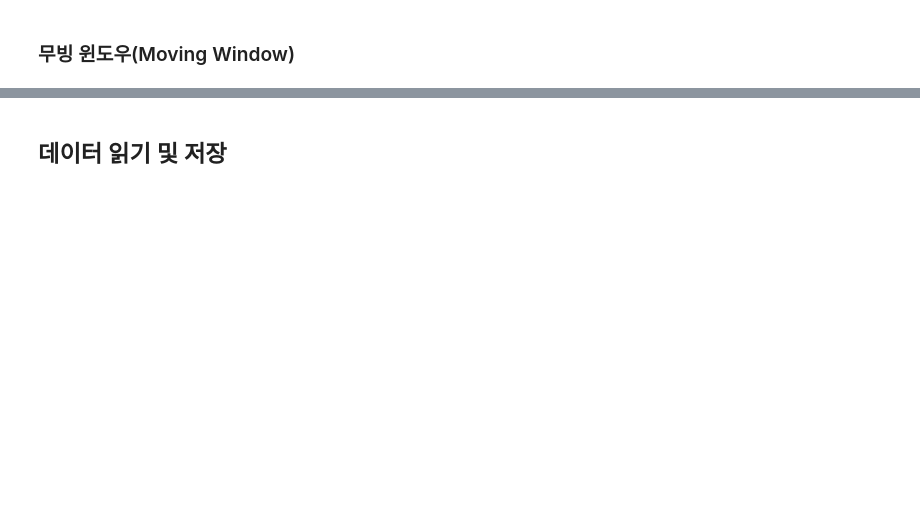
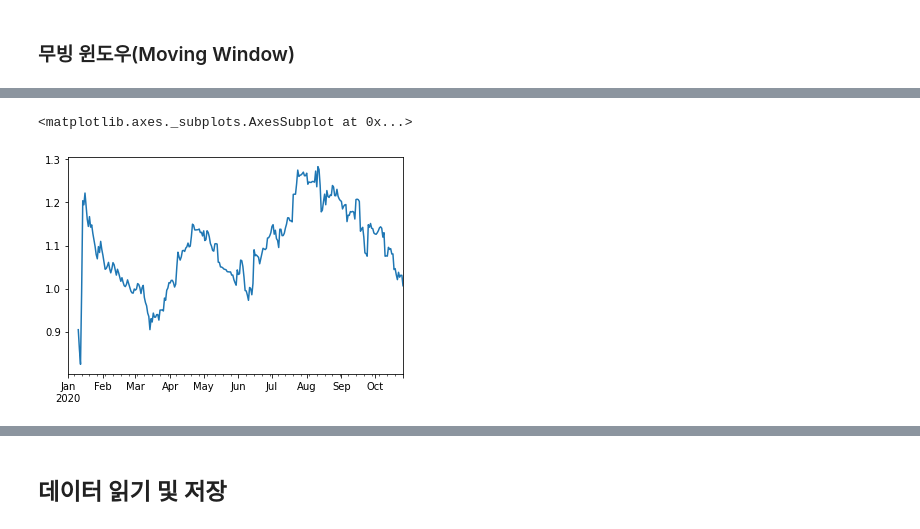
Before and after one commit to silver-ye/Bigdata, a Jupyter notebook: _Pandas_한번에_제대로_배우기.ipynb, the cells around one changed output, grey strips where cells are left out. Saved outputs shown, nothing was run; the diff lists cells and outputs as text; code cells hidden in the pictures; blank space fills up the shorter version.

```diff
--- a/_Pandas_한번에_제대로_배우기.ipynb
+++ b/_Pandas_한번에_제대로_배우기.ipynb
@@ -880,0 +4452,6 @@ koea_mdf = pd.DataFrame({'총 인구수': population,
+# %%
+# C1에 대해서만 그리기
+df.C1.rolling(60, min_periods = 10).std().plot()
+# %% [output]
+<matplotlib.axes._subplots.AxesSubplot at 0x...>
+[figure, added]
```
Also changed, not shown: parts of 456 cells of this notebook.
